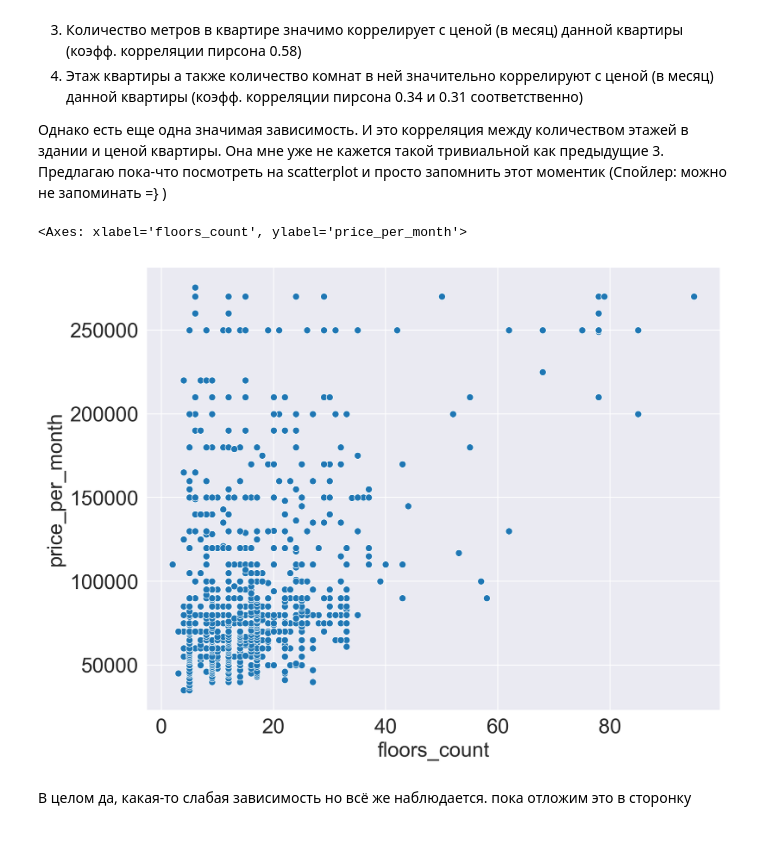
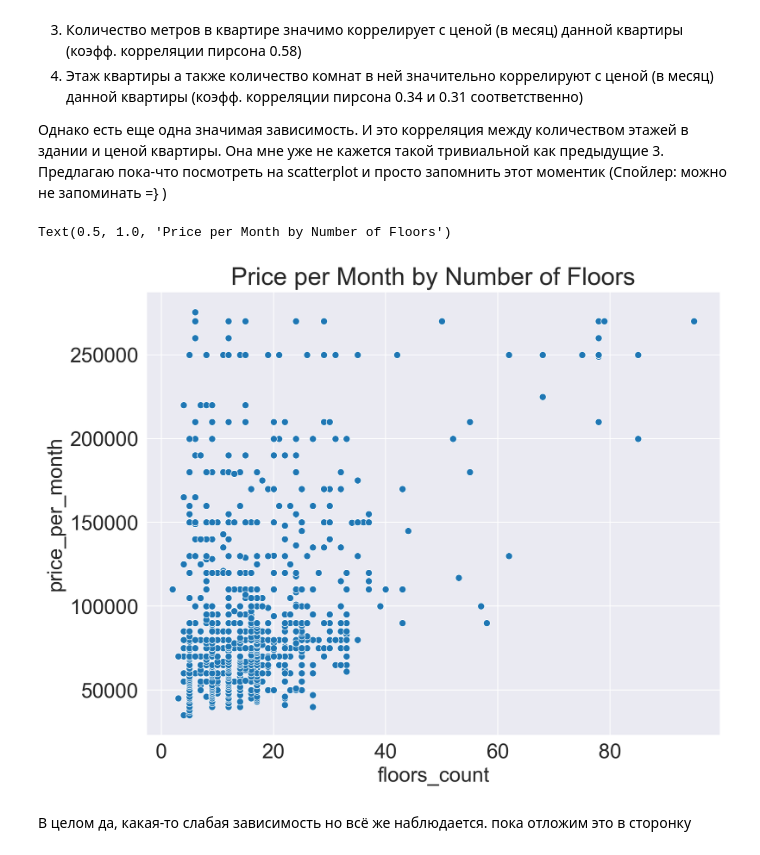
Before and after one commit to sofsama/sofsama, a Jupyter notebook: analysis.ipynb, the cells around one changed output. Cells and saved outputs as stored; diff of their text form; code cells hidden in the pictures.

```diff
--- a/analysis.ipynb
+++ b/analysis.ipynb
@@ -201,9 +203,10 @@ sns.heatmap(df.select_dtypes(exclude="object").corr(), annot=True, cmap='coolwar
 # %%
 plt.figure(figsize=(9, 7))
 sns.scatterplot(data=df[['price_per_month', 'floors_count']], x='floors_count', y='price_per_month')
+plt.title("Price per Month by Number of Floors")
 # %% [output]
-<Axes: xlabel='floors_count', ylabel='price_per_month'>
+Text(0.5, 1.0, 'Price per Month by Number of Floors')
-[figure, old version]
+[figure, new version]
 # %% [markdown]
 В целом да, какая-то слабая зависимость но всё же наблюдается. пока отложим это в сторонку
 # %% [markdown]
```
Also changed, not shown: parts of 14 cells of this notebook, 3 other files.
